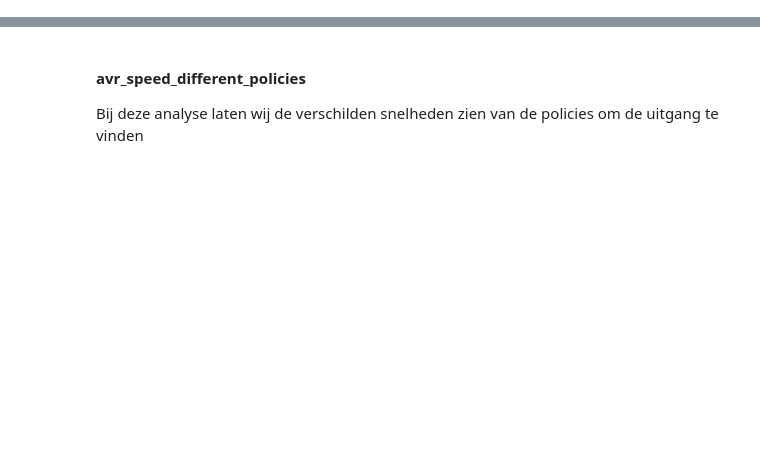
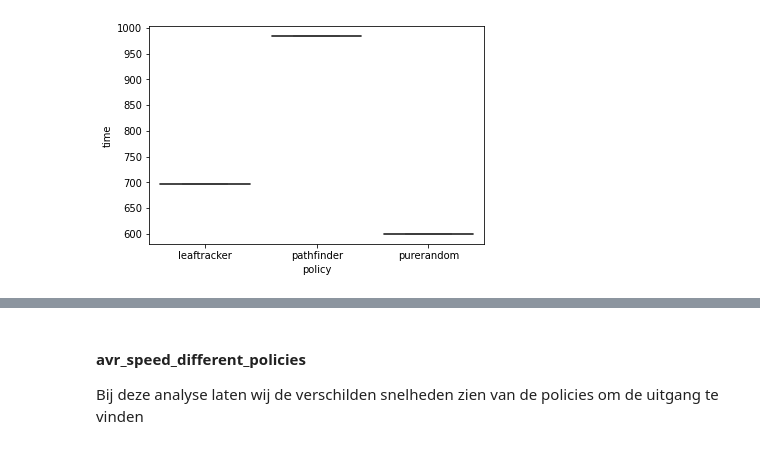
Before and after one commit to MariaDukmak/MazeRunner, a Jupyter notebook: analysis/Data analyse.ipynb, the cells around one changed output, grey strips where cells are left out. Saved outputs shown, nothing was run; the diff lists cells and outputs as text; code cells hidden in the pictures; blank space fills up the shorter version.

```diff
--- a/analysis/Data analyse.ipynb
+++ b/analysis/Data analyse.ipynb
@@ -16,0 +45,13 @@ os.getcwd()
+# %%
+df_lt = feather.read_feather('baseline/baseline_big/baseline_leaftracker_big.feather')
+df_lt['policy'] = 'leaftracker'
+
+df_pf = feather.read_feather('baseline/baseline_big/baseline_pathfinder_big.feather')
+df_pf['policy'] = 'pathfinder'
+
+df_pr = feather.read_feather('baseline/baseline_big/baseline_purerandom_big.feather')
+df_pr['policy'] = 'purerandom'
+
+baseline_big_all = pd.concat([df_lt, df_pf, df_pr], axis=0)
+
+baseline_big_lt_pf = pd.concat([df_lt, df_pf], axis=0)
@@ -16,0 +63,4 @@ os.getcwd()
+# %%
+ax = sns.boxplot(x="policy", y="time", data=baseline_big_all)
+# %% [output]
+[figure, added]
```
Also changed, not shown: parts of 13 cells of this notebook, 11 other files.
